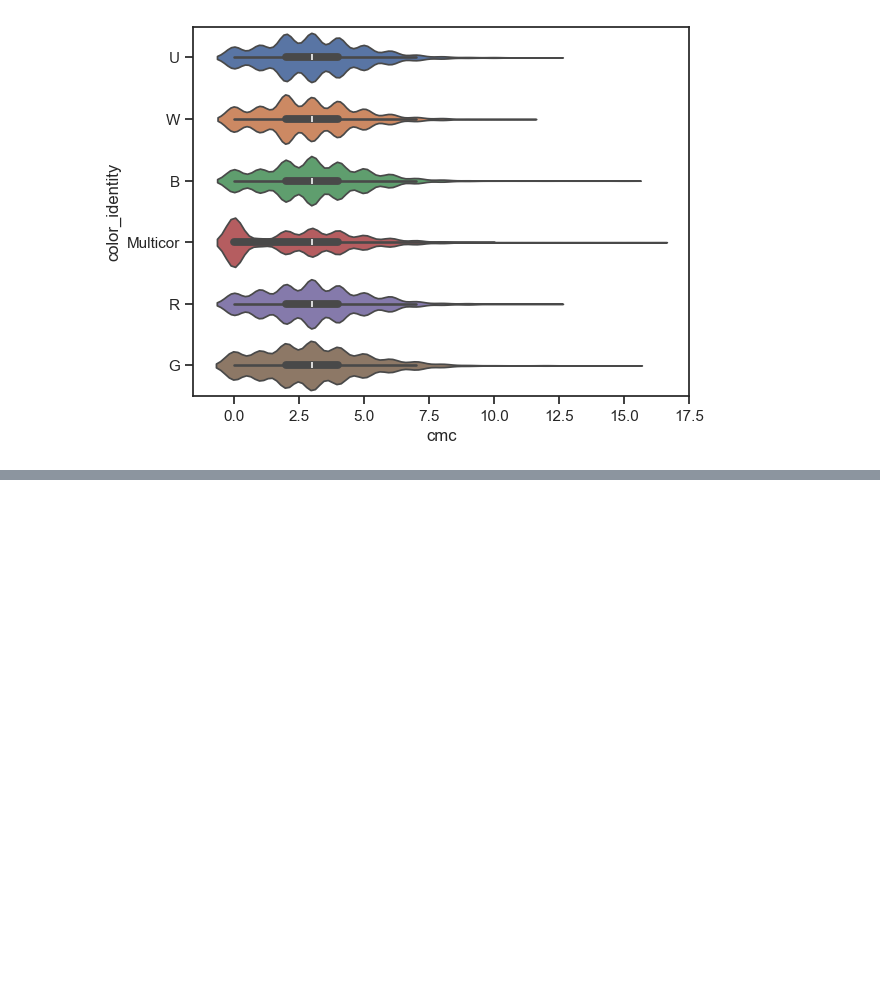
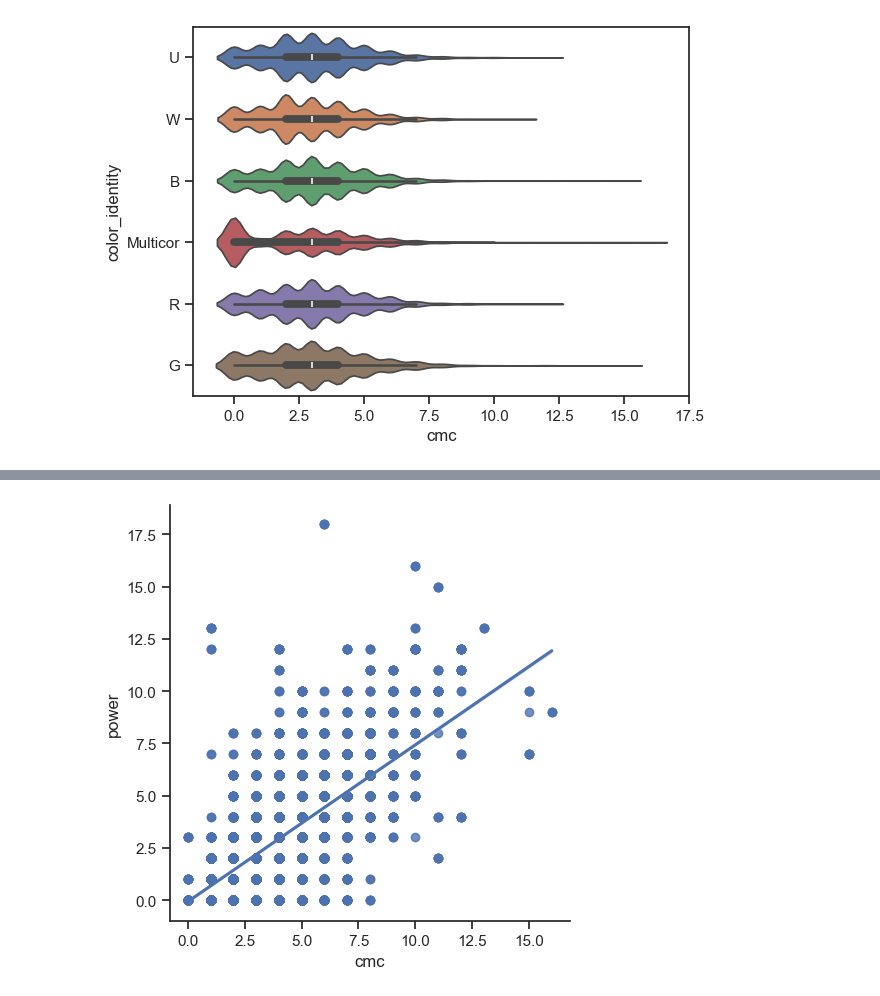
Before and after one commit to brunoopinheiro/ada-data-science-project-ii, a Jupyter notebook: mtg_analysis.ipynb, the cells around one changed output, grey strips where cells are left out. Drawn from its saved outputs; the diff is of its cells as text; code cells hidden in the pictures; blank space fills up the shorter version.

```diff
--- a/mtg_analysis.ipynb
+++ b/mtg_analysis.ipynb
@@ -396,0 +419,10 @@ mtg_numeric = gd.cleaned_dataset()
+# %%
+sns.lmplot(
+  data=mtg_numeric,
+  x='cmc',
+  y='power'
+)
+
+plt.show()
+# %% [output]
+[figure, added]
```
Also changed, not shown: parts of 11 cells of this notebook, 1 other file.
